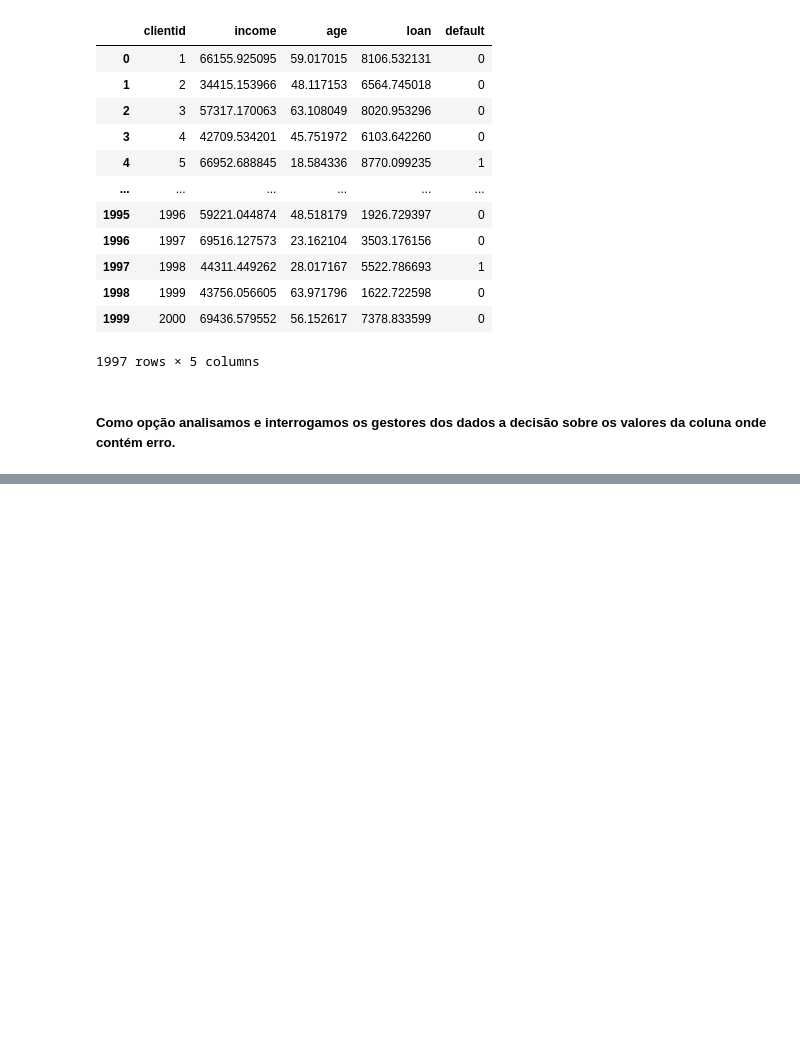
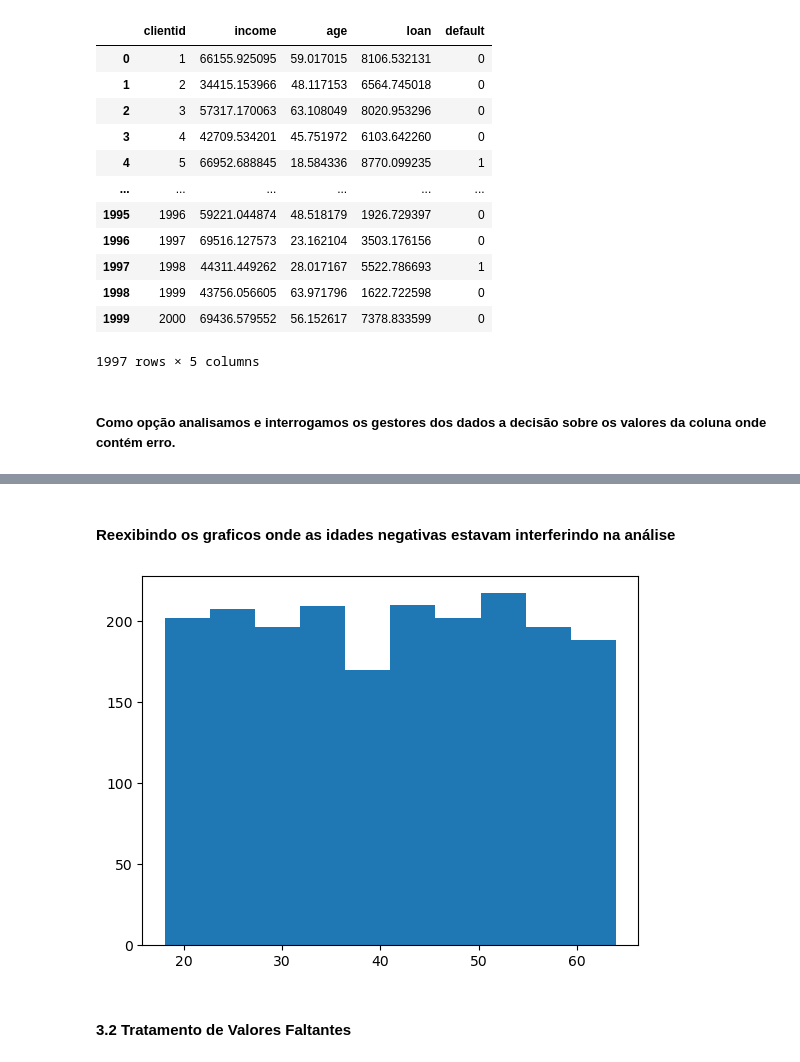
Before and after one commit to JansRodriguez/MachineLearningAaZ, a Jupyter notebook: ExercicioUm.ipynb, the cells around one changed output, grey strips where cells are left out. Drawn from its saved outputs; the diff is of its cells as text; code cells hidden in the pictures; blank space fills up the shorter version.

Commit message:
Corrigindo dados inconsistentes

```diff
--- a/ExercicioUm.ipynb
+++ b/ExercicioUm.ipynb
@@ -175,0 +185,6 @@ correcaoDados2
+# %%
+## A média acima, considera os dados negativos. Então vamos considerar somente os dados acima de 0, para idade.
+media = dados['age'][dados['age']>0].mean()
+# %%
+dados.loc[dados['age'] <0, 'age'] = media
+dados.head(27)
@@ -175,0 +209,7 @@ correcaoDados2
+# %% [markdown]
+#### Reexibindo os graficos onde as idades negativas estavam interferindo na análise
+# %%
+## Imprimindo a frequencia das idades.
+plt.hist(x=dados['age']);
+# %% [output]
+[figure, added]
@@ -175,0 +219,2 @@ correcaoDados2
+# %% [markdown]
+#### 3.2 Tratamento de Valores Faltantes
```
Also changed, not shown: parts of 5 cells of this notebook.
